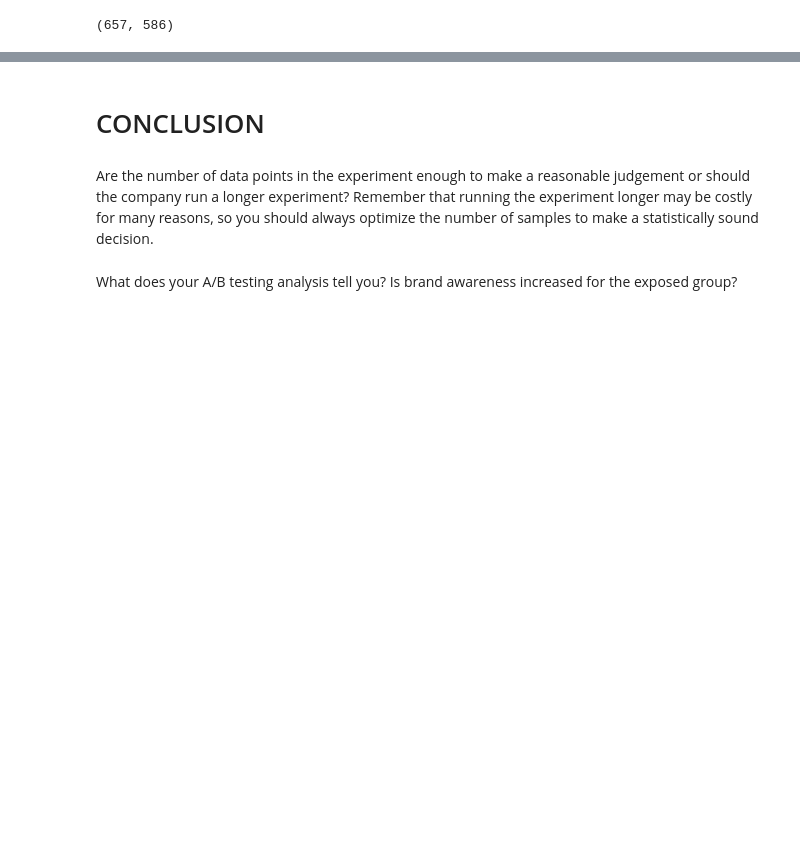
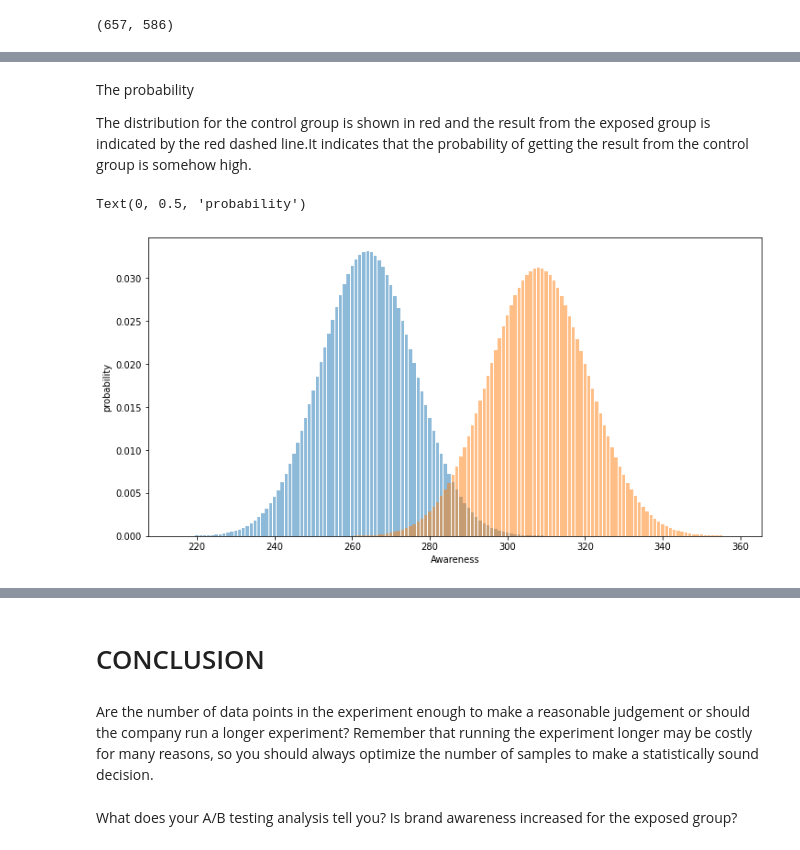
Before and after one commit to graycadeau/10-2, a Jupyter notebook: notebooks/process.ipynb, the cells around one changed output, grey strips where cells are left out. Cells and saved outputs as stored; diff of their text form; code cells hidden in the pictures; blank space fills up the shorter version.

```diff
--- a/notebooks/process.ipynb
+++ b/notebooks/process.ipynb
@@ -152,3 +301,20 @@ len(exposed),len(control)
+# %% [markdown]
+The probability
+
+The distribution for the control group is shown in red and the result from the exposed group is indicated by the red dashed line.It indicates that the probability of getting the result from the control group is somehow high.
+# %%
+fig, ax = plt.subplots(figsize=(12,6))
+xA = np.linspace(control_aware-49, control_aware+50, 100)
+yA = scipy.stats.binom(control_total, control_rate).pmf(xA)
+ax.bar(xA, yA, alpha=0.5)
+xB = np.linspace(exposed_aware-49, exposed_aware+50, 100)
+yB = scipy.stats.binom(exposed_total, exposed_rate).pmf(xB)
+ax.bar(xB, yB, alpha=0.5)
+plt.xlabel('Awareness')
+plt.ylabel('probability')
+# %% [output]
+Text(0, 0.5, 'probability')
+[figure, added]
 # %%
 class ClassicalTest:
     def __init__(self, exposed, control, sample_size):
```
Also changed, not shown: parts of 16 cells of this notebook, 1 other file.
